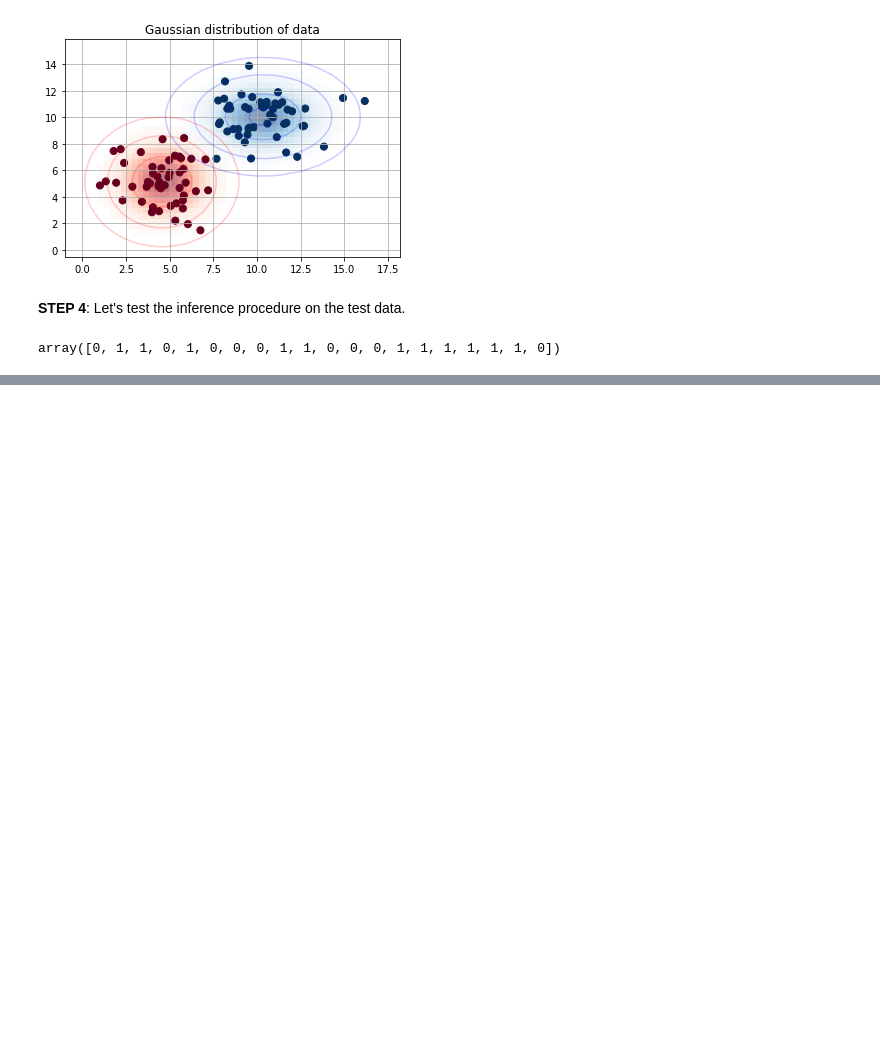
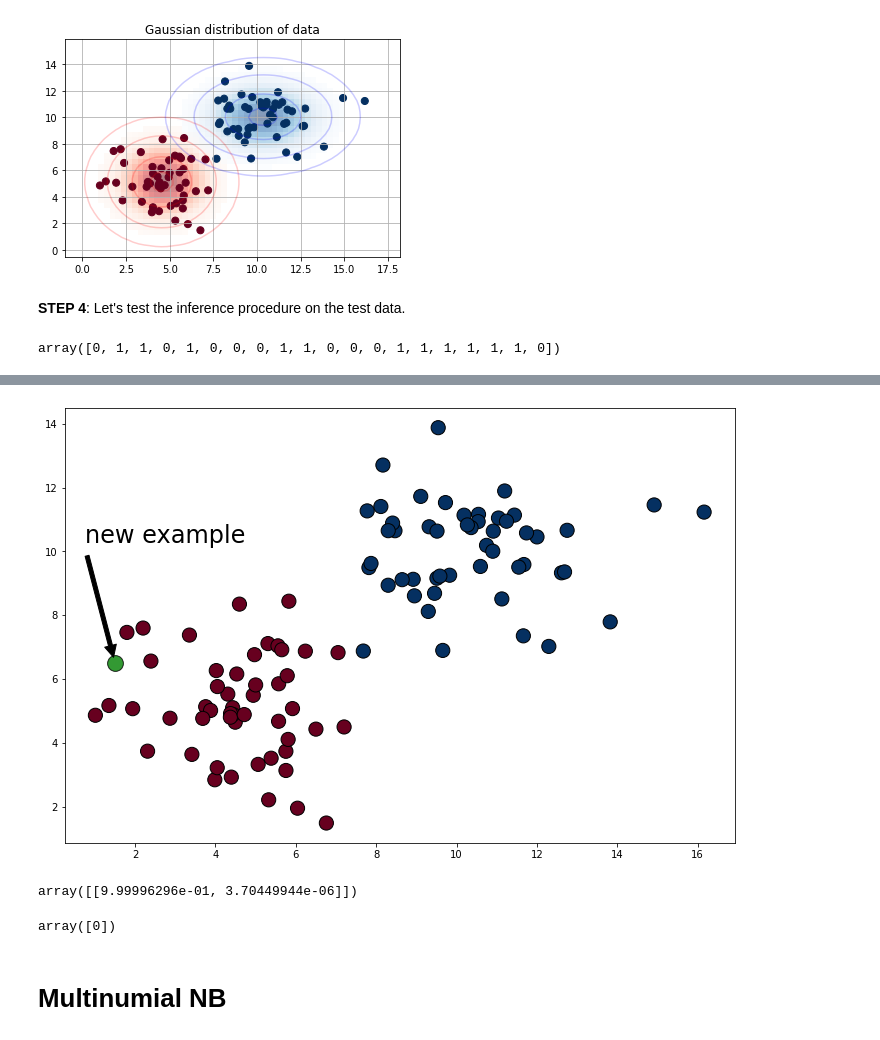
Before and after one commit to Aditya9790/Machine-Learning, a Jupyter notebook: Hard Coded Algorithms/Naïve_Bayes.ipynb, the cells around one changed output, grey strips where cells are left out. Cells and saved outputs as stored; diff of their text form; code cells hidden in the pictures; blank space fills up the shorter version.

```diff
--- a/Hard Coded Algorithms/Naïve_Bayes.ipynb
+++ b/Hard Coded Algorithms/Naïve_Bayes.ipynb
@@ -557,0 +593,25 @@ array([0, 1, 1, 0, 1, 0, 0, 0, 1, 1, 0, 0, 0, 1, 1, 1, 1, 1, 1, 0])
+# %%
+x_new = np.array([1.5, 6.5])
+
+plt.figure(figsize=(12, 8))
+plt.scatter(X[:, 0], X[:, 1], marker='o', c=y,
+            s=200, edgecolor='k', cmap='RdBu')
+
+plt.scatter(x_new[0], x_new[1], marker='o', c='green',
+            s=250, edgecolor='k', alpha=0.8)
+
+plt.annotate('new example', xy=x_new, xytext=(-30, 120), textcoords='offset points',
+             arrowprops=dict(facecolor='black', shrink=0.05), fontsize=24)
+plt.show()
+# %% [output]
+[figure, added]
+# %%
+gaus_nb.predict_proba(np.array([x_new]))
+# %% [output]
+array([[9.99996296e-01, 3.70449944e-06]])
+# %%
+gaus_nb.predict(np.array([x_new]))
+# %% [output]
+array([0])
+# %% [markdown]
+# Multinumial NB
```
Also changed, not shown: parts of 14 cells of this notebook.
